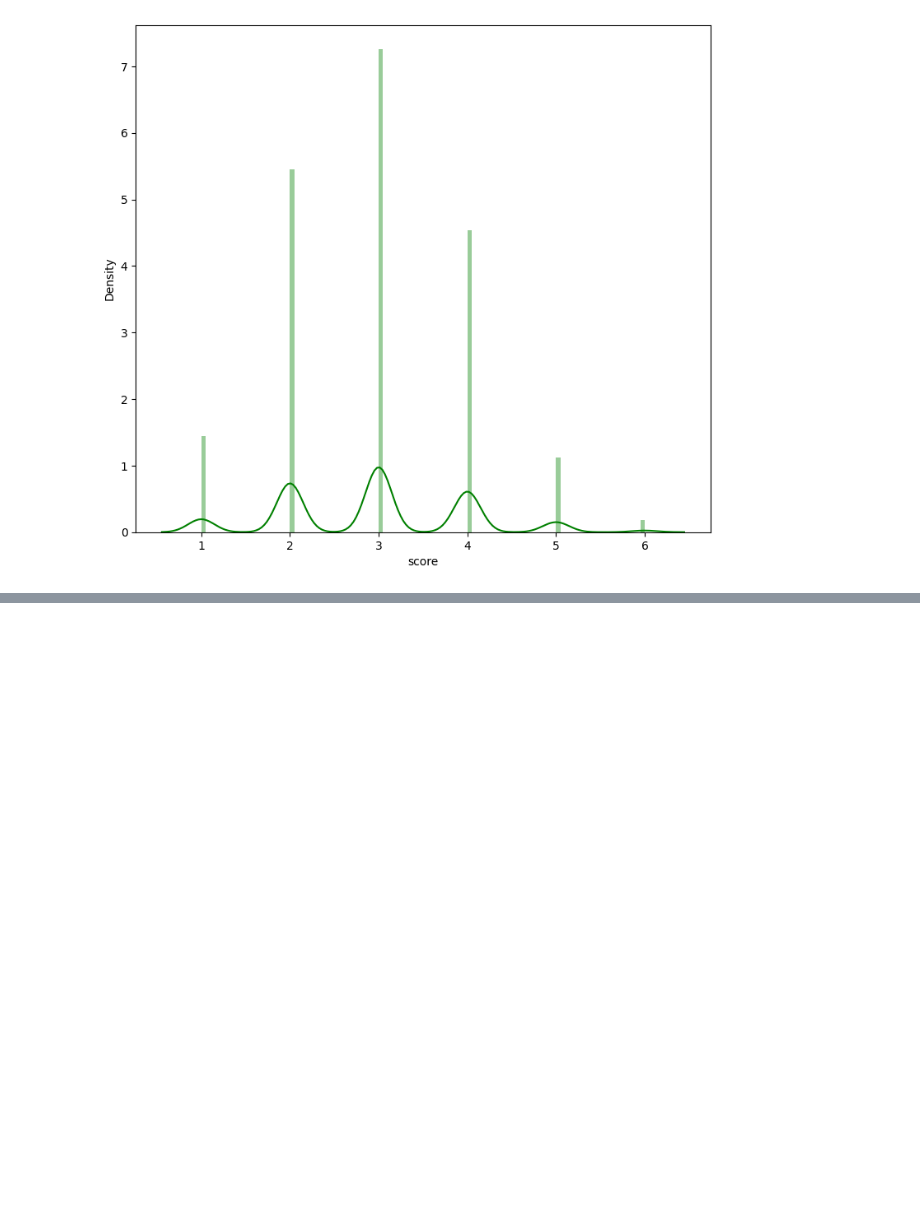
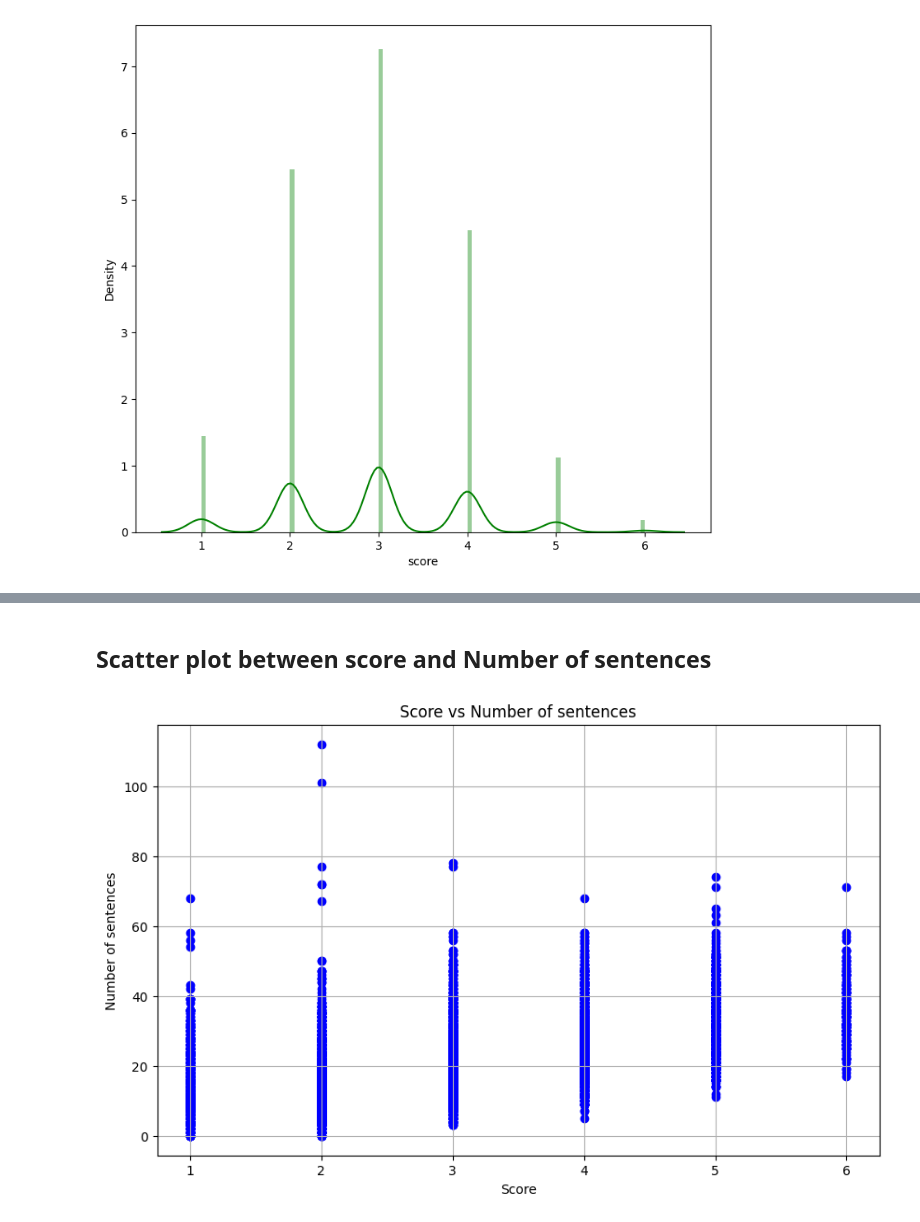
Before and after one commit to Hoangnhan1708/automated-essay-scoring, a Jupyter notebook: notebooks/data-exploration.ipynb, the cells around one changed output, grey strips where cells are left out. Saved outputs shown, nothing was run; the diff lists cells and outputs as text; code cells hidden in the pictures; blank space fills up the shorter version.

```diff
--- a/notebooks/data-exploration.ipynb
+++ b/notebooks/data-exploration.ipynb
@@ -181,0 +226,20 @@ Name: score, dtype: float64
+# %%
+# Tìm các dòng có giá trị LotFrontage lớn hơn 300 và lấy index của chúng
+
+rows_to_drop = df_train.query('(essay_length > 4000 & score == 1) | (essay_length > 5000 & score == 2) | (essay_length > 5000 & score == 3) | (essay_length > 5600 & score == 4) | (essay_length > 6000 & score == 5) | (essay_length > 6000 & score == 6)').index
+
+# Xóa các dòng có index tương ứng
+
+df_train.drop(rows_to_drop, inplace=True)
+# %% [markdown]
+## Scatter plot between score and Number of sentences
+# %%
+plt.figure(figsize=(10, 6))
+plt.scatter(df_train['score'], df_train['sentences_count'], color='blue')
+plt.title('Score vs Number of sentences')
+plt.xlabel('Score')
+plt.ylabel('Number of sentences')
+plt.grid(True)
+plt.show()
+# %% [output]
+[figure, added]
```
Also changed, not shown: parts of 21 cells of this notebook, 7 other files.
